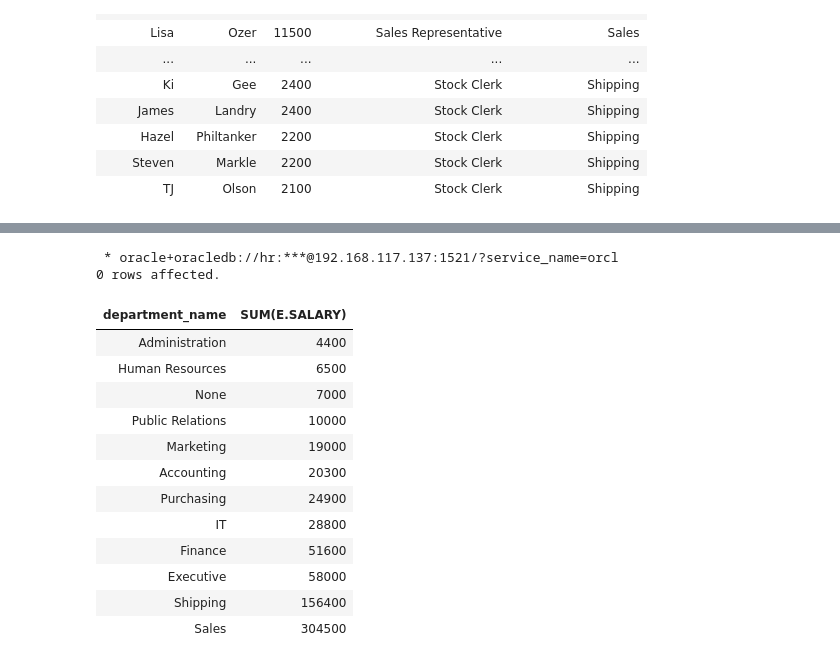
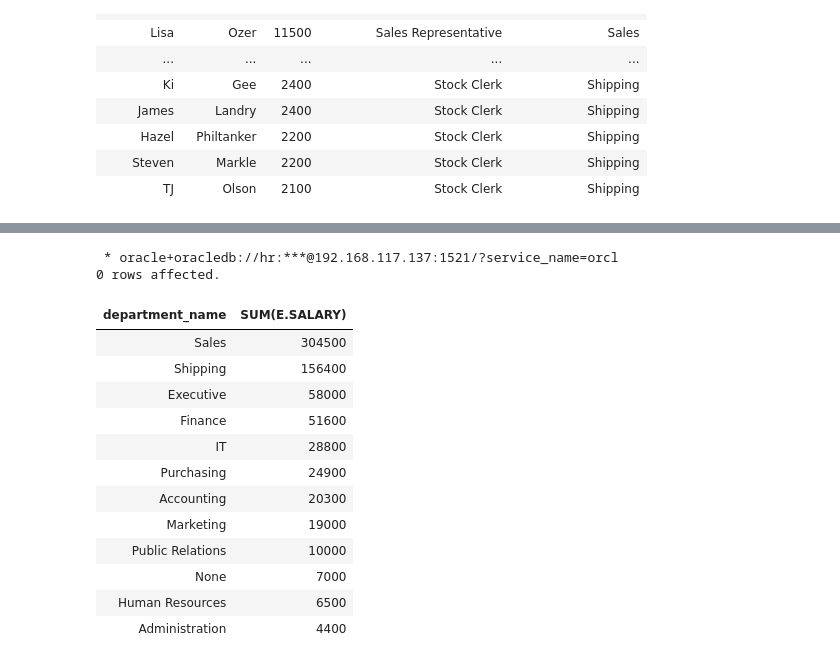
Before and after one commit to Ahmed-Abdallah82/python-oracledb_API, a Jupyter notebook: oracledb_sqlmagic.ipynb, the cells around one changed output, grey strips where cells are left out. Saved outputs shown, nothing was run; the diff lists cells and outputs as text; code cells hidden in the pictures.

```diff
--- a/oracledb_sqlmagic.ipynb
+++ b/oracledb_sqlmagic.ipynb
@@ -82,19 +79,23 @@ title_plt = title_df.plot.barh()
 # %%
-sal_by_dept = %sql select d.department_name, sum(e.salary) from employees e left outer join departments d on (e.department_id = d.department_id) group by d.department_name order by sum(e.salary)
-sal_by_dept
+%%sql
+select d.department_name, sum(e.salary)
+from employees e left outer join departments d
+on (e.department_id = d.department_id)
+group by d.department_name
+order by sum(e.salary) desc
 # %% [output]
  * oracle+oracledb://hr:***@192.168.117.137:1521/?service_name=orcl
 0 rows affected.
 | department_name | SUM(E.SALARY) |
+| Sales | 304500 |
+| Shipping | 156400 |
+| Executive | 58000 |
+| Finance | 51600 |
+| IT | 28800 |
+| Purchasing | 24900 |
+| Accounting | 20300 |
+| Marketing | 19000 |
+| Public Relations | 10000 |
+| None | 7000 |
+| Human Resources | 6500 |
 | Administration | 4400 |
-| Human Resources | 6500 |
-| None | 7000 |
-| Public Relations | 10000 |
-| Marketing | 19000 |
-| Accounting | 20300 |
-| Purchasing | 24900 |
-| IT | 28800 |
-| Finance | 51600 |
-| Executive | 58000 |
-| Shipping | 156400 |
-| Sales | 304500 |
```
Also changed, not shown: parts of 5 cells of this notebook.
